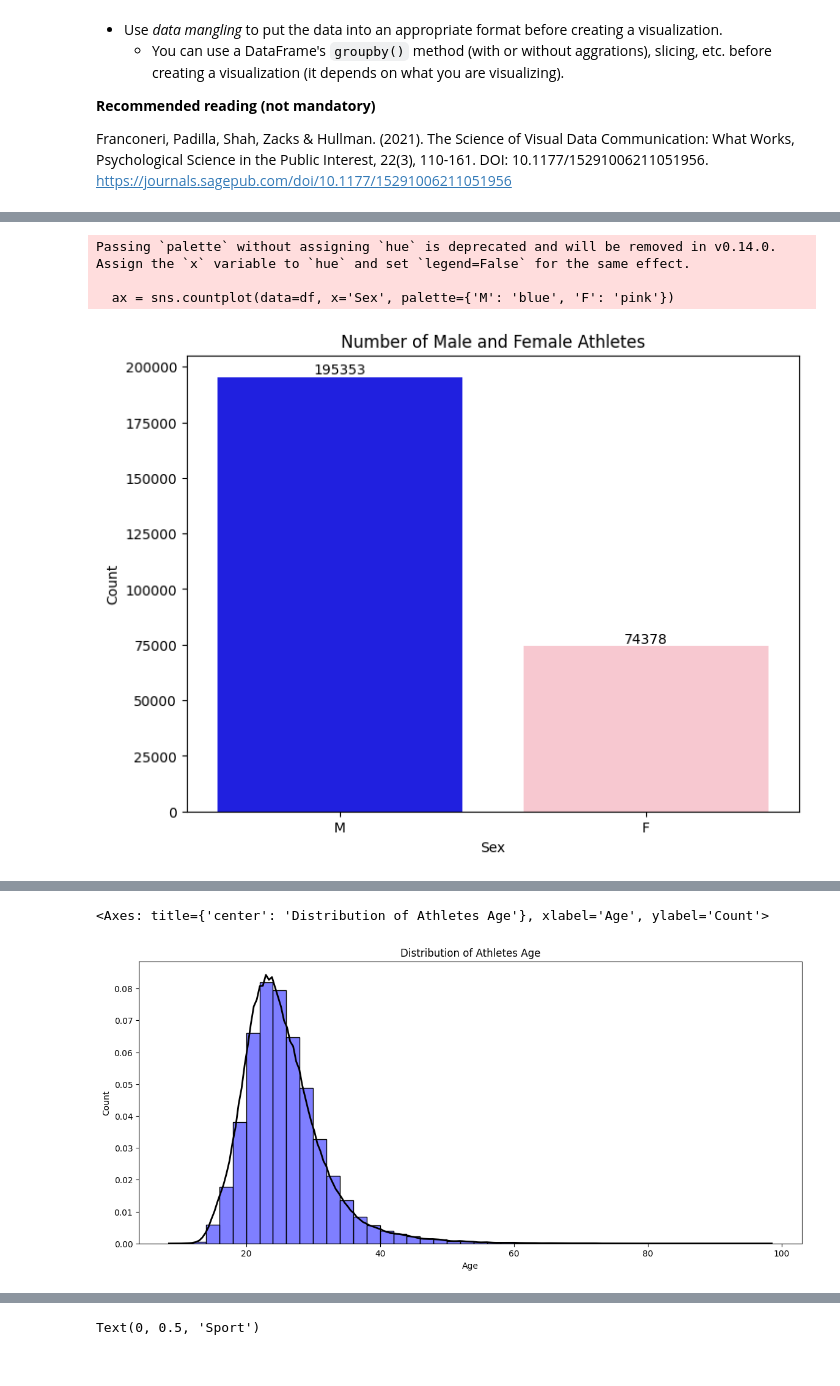
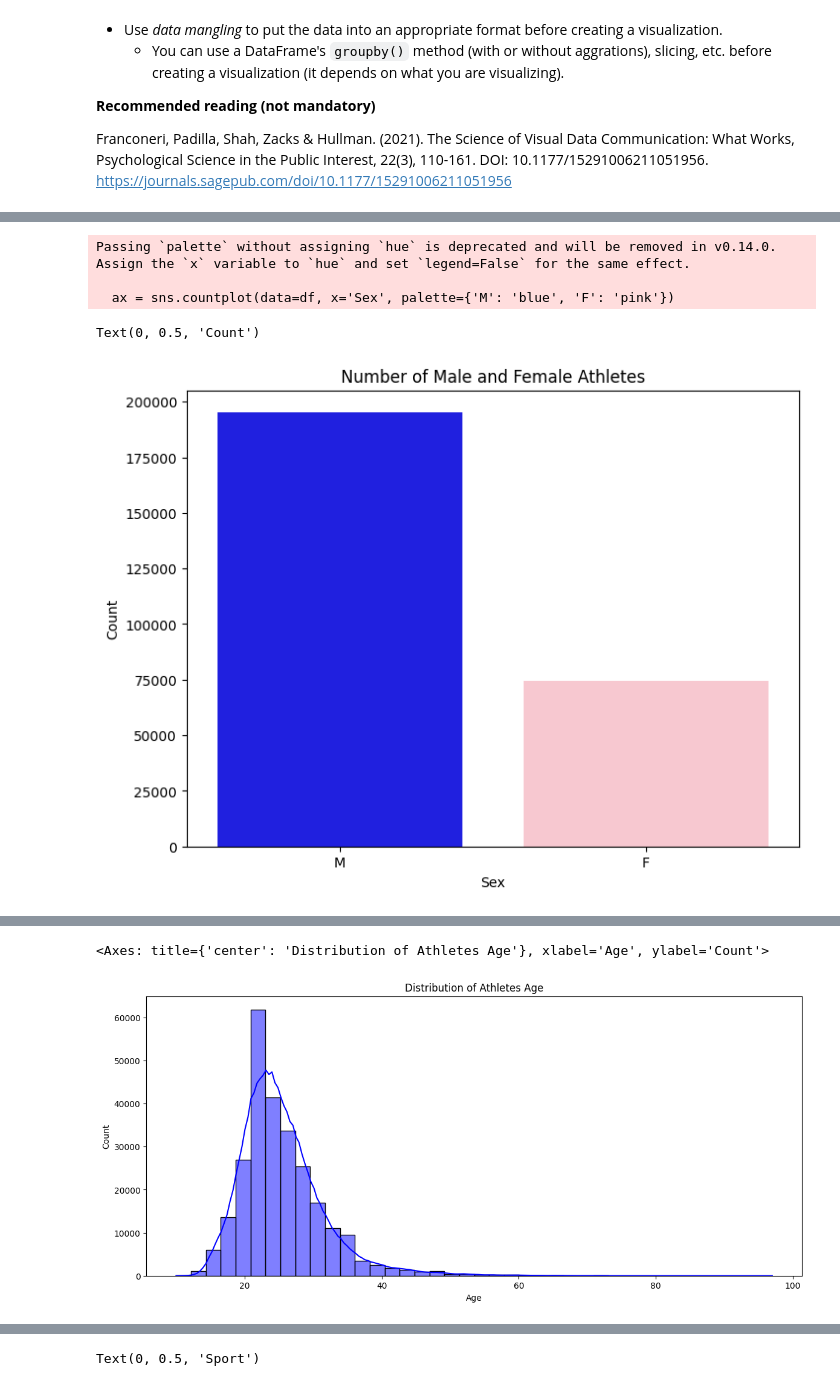
Before and after one commit to llllyyyynnnn/DataVisualisationProject, a Jupyter notebook: assignment/assignment.ipynb, the cells around one changed output, grey strips where cells are left out. Cells and saved outputs as stored; diff of their text form; code cells hidden in the pictures.

```diff
--- a/assignment/assignment.ipynb
+++ b/assignment/assignment.ipynb
@@ -579,15 +576,12 @@ How are the values in the numeric features (columns) distributed?
 # TODO: Write your code here shows the count, mean, std, min, max, 25th percentile, 50th percentile, and 75th percentile for the numeric columns.
 #### Denna koden ändrar om df för resterande koder
 
-
-#import pandas as pd
-
 # Läs in CSV-filerna
-#df = pd.read_csv("data/athlete_events.csv")
-#df1 = pd.read_csv("data/geo.csv")
+df = pd.read_csv("data/athlete_events.csv")
+df1 = pd.read_csv("data/geo.csv")
 
 # Merge (du kan behöva justera vilken nyckel som stämmer bäst)
-#df_verify = pd.merge(df, df1, left_on="Name", right_on="Country", how="outer")
+df_verify = pd.merge(df, df1, left_on="Name", right_on="Country", how="outer")
 
-#df_verify['BMI'] = (df_verify['Weight']) / ((df_verify['Height'] / 100) ** 2)
-#print(df_verify.describe())
+df_verify['BMI'] = (df_verify['Weight']) / ((df_verify['Height'] / 100) ** 2)
+print(df_verify.describe())
@@ -704,26 +718,17 @@ Create a visualization showing the number of Male and Female athletes.
 
 </details>
 # %%
-# TODO: Write your code here to visualize the distribution of Male and Female athletes.
-
-import matplotlib.pyplot as plt
-import seaborn as sns
-
 plt.figure(figsize=(8, 6))
 ax = sns.countplot(data=df, x='Sex', palette={'M': 'blue', 'F': 'pink'})
 plt.title('Number of Male and Female Athletes')
 plt.xlabel('Sex')
 plt.ylabel('Count')
-
-for container in ax.containers:
-    ax.bar_label(container, fmt='%d', label_type='edge')
-
-plt.show()
 # %% [output]
 Passing `palette` without assigning `hue` is deprecated and will be removed in v0.14.0. Assign the `x` variable to `hue` and set `legend=False` for the same effect.
 
   ax = sns.countplot(data=df, x='Sex', palette={'M': 'blue', 'F': 'pink'})
+Text(0, 0.5, 'Count')
-[figure, old version]
+[figure, new version]
 # %% [markdown]
 ---
 ## Task 3.2 Visualize the Distribution of Athletes' Age
@@ -737,27 +742,17 @@ Create a visualization showing the athlete Age distribution (counts, frequencies
 
 </details>
 # %%
-import numpy as np
-import pandas as pd
-import matplotlib.pyplot as plt
-import seaborn as sns
-
 field = "Age"
 
 plt.figure(figsize=(14, 6))
 plt.title(f'Distribution of Athletes {field}')
 plt.xlabel(f'{field}')
 plt.ylabel('Count')
 
-valueIncrement = 2
-bins = np.arange(df[field].min(), df[field].max() + valueIncrement, valueIncrement)
-counts = df[field].value_counts().sort_index()
-
-sns.histplot(data=df, x=field, bins=bins, stat='density', color='blue', alpha=0.5)
-sns.kdeplot(data=df, x=field, color='black', linewidth=2)
+sns.histplot(data=df, x=field, color='blue', bins=40, kde=True)
 # %% [output]
 <Axes: title={'center': 'Distribution of Athletes Age'}, xlabel='Age', ylabel='Count'>
-[figure, old version]
+[figure, new version]
 # %% [markdown]
 ---
 ## Task 3.3 Visualize the Distribution of Athletes' Height
```
Also changed, not shown: parts of 19 cells of this notebook.
